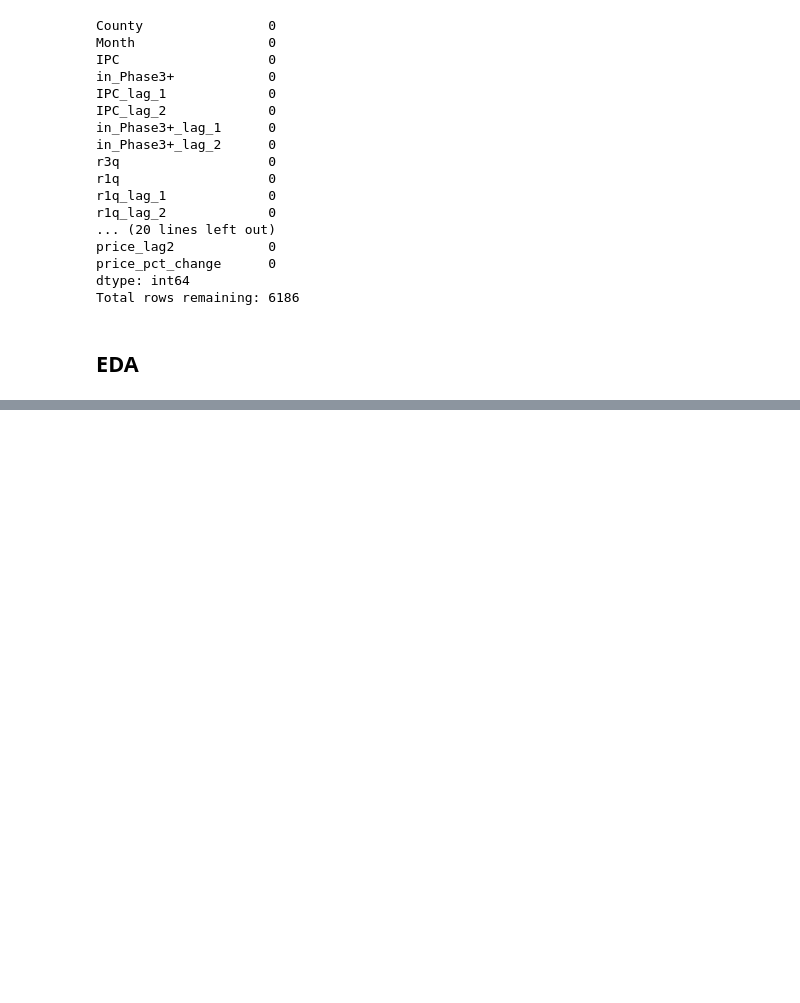
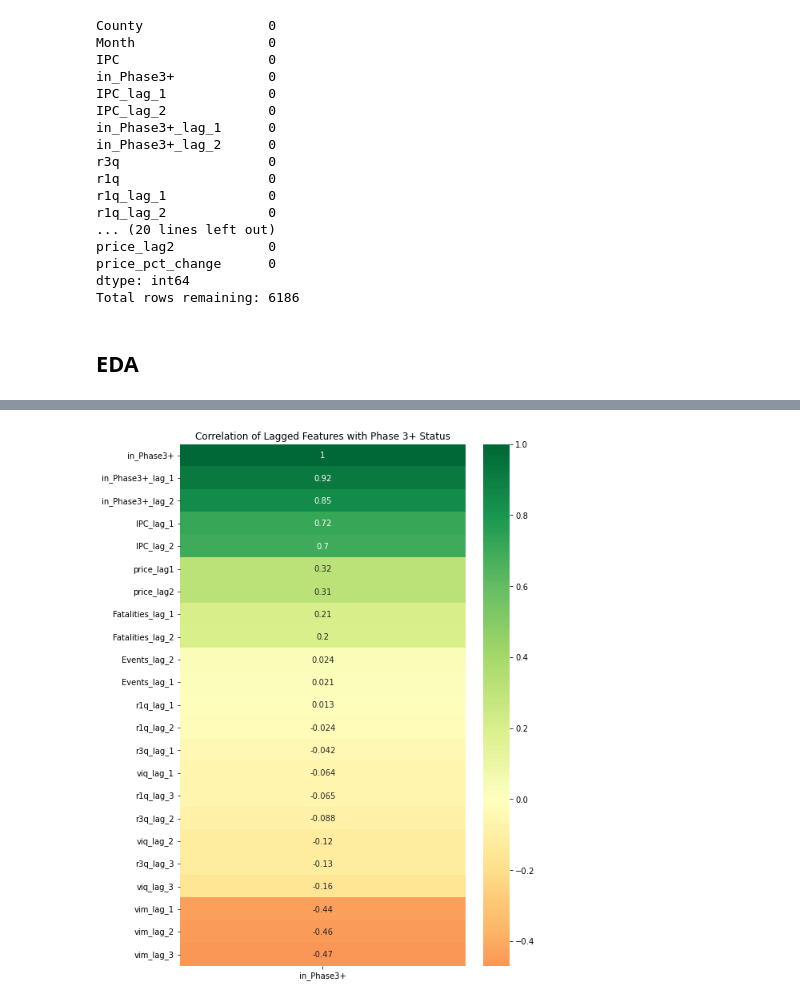
Before and after one commit to MrDenzy/PHASE-5-PROJECT---PREDICTING-FOOD-INSECURITY, a Jupyter notebook: notebooks/vkones.ipynb, the cells around one changed output, grey strips where cells are left out. Drawn from its saved outputs; the diff is of its cells as text; code cells hidden in the pictures; blank space fills up the shorter version.

```diff
--- a/notebooks/vkones.ipynb
+++ b/notebooks/vkones.ipynb
@@ -463,0 +513,16 @@ df_final.reset_index(drop=True, inplace=True)
+# %%
+
+# 1. Select the target and your lagged features
+features = [col for col in df_final.columns if 'lag' in col or col == 'in_Phase3+']
+corr_matrix = df_final[features].corr()
+
+# 2. Focus specifically on the relationship with the Target
+target_corr = corr_matrix[['in_Phase3+']].sort_values(by='in_Phase3+', ascending=False)
+
+# 3. Plot
+plt.figure(figsize=(8, 12))
+sns.heatmap(target_corr, annot=True, cmap='RdYlGn', center=0)
+plt.title("Correlation of Lagged Features with Phase 3+ Status")
+plt.show()
+# %% [output]
+[figure, added]
```
Also changed, not shown: parts of 4 cells of this notebook, 2 other files.
